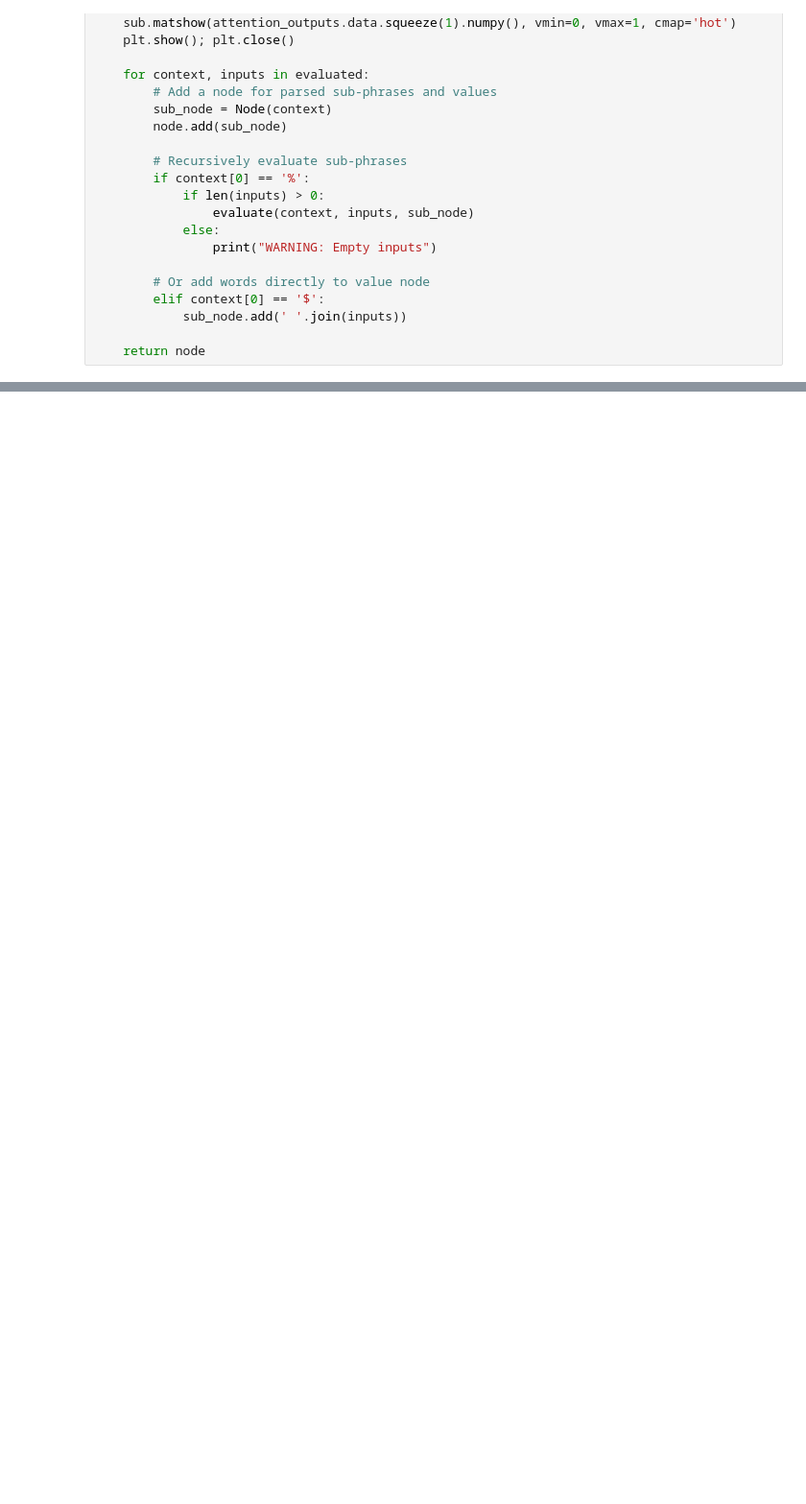
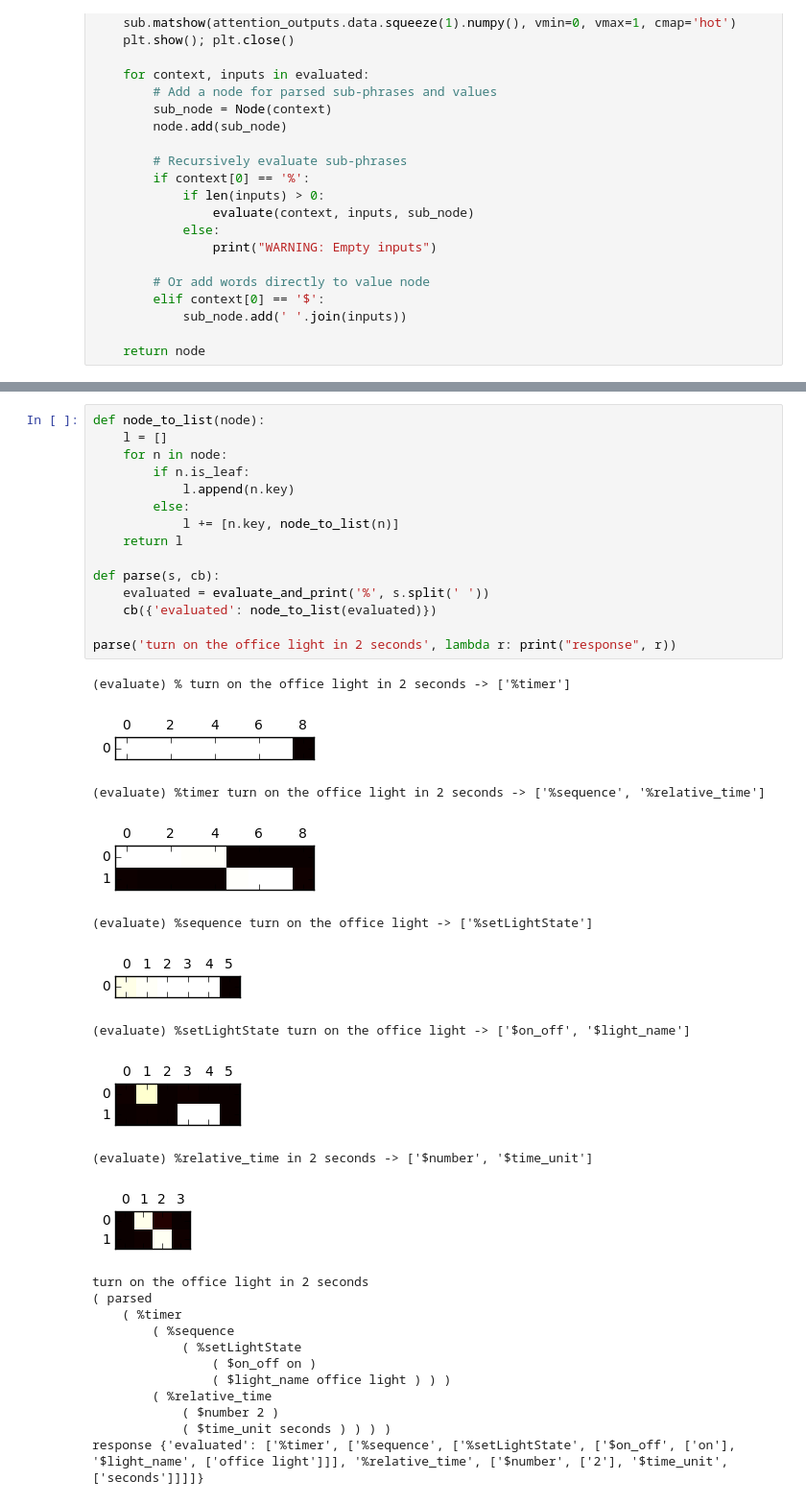
Before and after one commit to spro/RARNN, a Jupyter notebook: rarnn-attnonly.ipynb, the cells around one changed output, grey strips where cells are left out. Shown at 96% size. Drawn from its saved outputs; the diff is of its cells as text; blank space fills up the shorter version.

```diff
--- a/rarnn-attnonly.ipynb
+++ b/rarnn-attnonly.ipynb
@@ -564,0 +557,37 @@ evaluate_and_print('%', "turn the living room light off and turn the bedroom lig
+# %%
+def node_to_list(node):
+    l = []
+    for n in node:
+        if n.is_leaf:
+            l.append(n.key)
+        else:
+            l += [n.key, node_to_list(n)]
+    return l
+
+def parse(s, cb):
+    evaluated = evaluate_and_print('%', s.split(' '))
+    cb({'evaluated': node_to_list(evaluated)})
+
+parse('turn on the office light in 2 seconds', lambda r: print("response", r))
+# %% [output]
+(evaluate) % turn on the office light in 2 seconds -> ['%timer']
+[figure, added]
+(evaluate) %timer turn on the office light in 2 seconds -> ['%sequence', '%relative_time']
+[figure, added]
+(evaluate) %sequence turn on the office light -> ['%setLightState']
+[figure, added]
+(evaluate) %setLightState turn on the office light -> ['$on_off', '$light_name']
+[figure, added]
+(evaluate) %relative_time in 2 seconds -> ['$number', '$time_unit']
+[figure, added]
+turn on the office light in 2 seconds
+( parsed
+    ( %timer
+        ( %sequence
+            ( %setLightState
+                ( $on_off on )
+                ( $light_name office light ) ) )
+        ( %relative_time
+            ( $number 2 )
+            ( $time_unit seconds ) ) ) )
+response {'evaluated': ['%timer', ['%sequence', ['%setLightState', ['$on_off', ['on'], '$light_name', ['office light']]], '%relative_time', ['$number', ['2'], '$time_unit', ['seconds']]]]}
```
Also changed, not shown: parts of 13 cells of this notebook.
